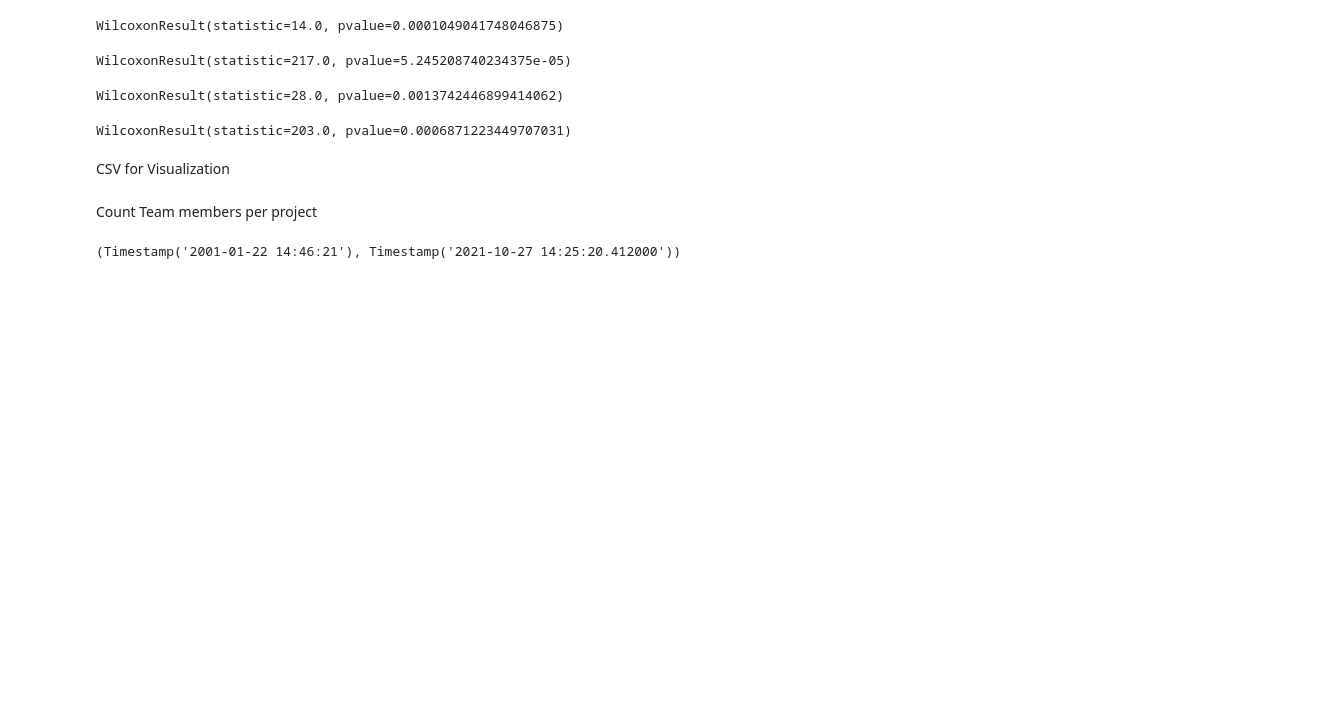
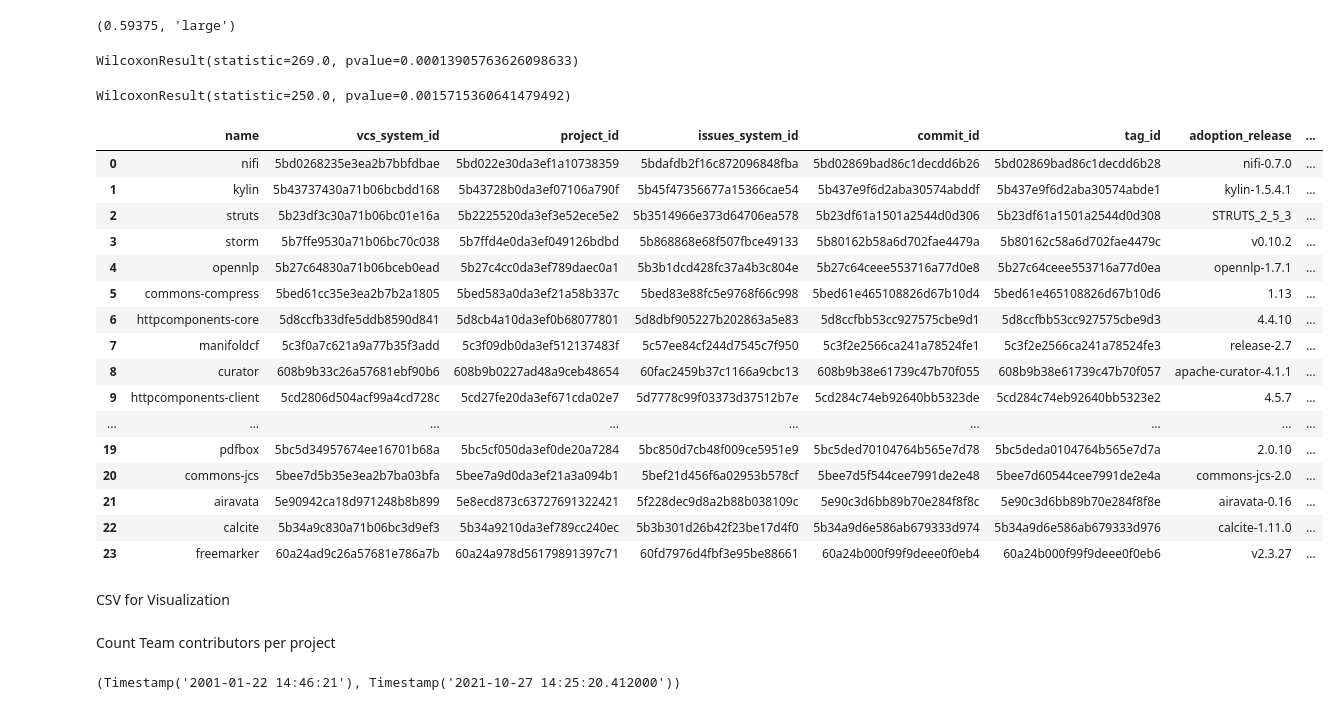
Before and after one commit to diegoandrade-iuv/msr-ch2022-cd, a Jupyter notebook: bug_fixing_time.ipynb, the cells around one changed output. Cells and saved outputs as stored; diff of their text form; code cells hidden in the pictures; blank space fills up the shorter version.

```diff
--- a/bug_fixing_time.ipynb
+++ b/bug_fixing_time.ipynb
@@ -37,11 +38,23 @@ BuildsValidos = buildsIntegrados.query('~state.isin(@stateIndesejados)')
 vcsComEntrega = BuildsValidos.vcs_system_id.unique()
 
 # Aggregate builds with the same commit
-BuildsValidosPorCommit = BuildsValidos[['_id', 'vcs_system_id', 'commit_id', 'number', 'state', 'started_at', 'finished_at']].groupby(['commit_id'], as_index=False, sort=False).max()
+BuildsValidosPorCommit = BuildsValidos.groupby(['commit_id'], as_index=False, sort=False).max()
 
-# get the projects with > 2 valid builds for an unique commit
+# get the projects with > 2 valid builds for an unique commit (for time to market measurement)
 vcsComCD = BuildsValidosPorCommit[['vcs_system_id','_id']].groupby(['vcs_system_id'], as_index=False).agg('count').sort_values(by=['_id'], ascending=False)
-vcsComCD = vcsComCD.query('_id > 2')
+vcsComCD = vcsComCD.query('_id > 1')
+# %%
+count = 0
+vcsList= []
+for i in range(vcsComCD.shape[0]):
+    vcs = vcsComCD.iloc[i,0]
+    commit_id_DaBuilld = BuildsValidosPorCommit.query('vcs_system_id == @vcs').sort_values(by=['started_at']).iloc[0,0]
+    data_de_adocao = tagsDeRelase.query('commit_id == @commit_id_DaBuilld').iloc[0,6]
+    a = tagsDeRelase.query('vcs_system_id == @vcs & date >= @data_de_adocao').count().iloc[0]
+    b = BuildsValidosPorCommit.query('vcs_system_id == @vcs & started_at >= @data_de_adocao').count().iloc[0]
+
+    if (a <= b ):
+        vcsList.append(vcs)
 # %%
 #Select the projects with CD
 vcsList= []
@@ -85,12 +98,16 @@ for i in range(dfProjetosComCD.shape[0]):
     tmp_name = dfProjetosComCD.iloc[i,0]
     tmp_date = dfProjetosComCD.iloc[i,7]
     tmp_issue_sistem = dfProjetosComCD.iloc[i,3]
-    df_bugs_no_cd = issuesProjetosCD.query('issue_system_id == @tmp_issue_sistem & issue_type == \'Bug\' & status == \'Closed\' & updated_at < @tmp_date')
+    df_bugs_cd = issuesProjetosCD.query('issue_system_id == @tmp_issue_sistem & issue_type == \'Bug\' & resolution == \'Fixed\' &  status.isin([\'Closed\',\'Resolved\']) & created_at >= @tmp_date')
+    #init_date = tmp_date - (1*(df_bugs_cd.updated_at.max() - tmp_date))
+
+    df_bugs_no_cd = issuesProjetosCD.query('issue_system_id == @tmp_issue_sistem & issue_type == \'Bug\' & resolution == \'Fixed\' &  status.isin([\'Closed\',\'Resolved\']) &  updated_at < @tmp_date')
+    #df_bugs_no_cd = issuesProjetosCD.query('issue_system_id == @tmp_issue_sistem & issue_type == \'Bug\' & resolution == \'Fixed\' &  status.isin([\'Closed\',\'Resolved\']) & created_at >= @init_date &  updated_at < @tmp_date')
     df_bugs_no_cd['delta'] = df_bugs_no_cd.updated_at - df_bugs_no_cd.created_at
     media_bugs_no_cd.append(df_bugs_no_cd.delta.mean())
     mediana_bugs_no_cd.append(df_bugs_no_cd.delta.median())
 
-    df_bugs_cd = issuesProjetosCD.query('issue_system_id == @tmp_issue_sistem & issue_type == \'Bug\' &  status == \'Closed\' & created_at >= @tmp_date')
+
     df_bugs_cd['delta'] = df_bugs_cd.updated_at - df_bugs_cd.created_at
     media_bugs_cd.append(df_bugs_cd.delta.mean())
     mediana_bugs_cd.append(df_bugs_cd.delta.median())
@@ -112,16 +141,12 @@ Projetos com mediana do tempo de correção de bugs maior após CD: 15
 # %%
-wilcoxon((dfProjetosComCD['mean_delta_bugs_no_cd'] / np.timedelta64(1,'D')), (dfProjetosComCD['mean_delta_bugs_cd'] / np.timedelta64(1,'D')))
+cliffs_delta((dfProjetosComCD['mean_delta_bugs_no_cd'] / np.timedelta64(1,'D')), (dfProjetosComCD['mean_delta_bugs_cd'] / np.timedelta64(1,'D')))
 # %% [output]
-WilcoxonResult(statistic=14.0, pvalue=0.0001049041748046875)
+(0.59375, 'large')
 # %%
 wilcoxon((dfProjetosComCD['mean_delta_bugs_no_cd'] / np.timedelta64(1,'D')), (dfProjetosComCD['mean_delta_bugs_cd'] / np.timedelta64(1,'D')), alternative='greater')
 # %% [output]
-WilcoxonResult(statistic=217.0, pvalue=5.245208740234375e-05)
+WilcoxonResult(statistic=269.0, pvalue=0.00013905763626098633)
-# %%
-wilcoxon((dfProjetosComCD['median_delta_bugs_no_cd'] / np.timedelta64(1,'D')), (dfProjetosComCD['median_delta_bugs_cd'] / np.timedelta64(1,'D')))
-# %% [output]
-WilcoxonResult(statistic=28.0, pvalue=0.0013742446899414062)
 # %%
 wilcoxon((dfProjetosComCD['median_delta_bugs_no_cd'] / np.timedelta64(1,'D')), (dfProjetosComCD['median_delta_bugs_cd'] / np.timedelta64(1,'D')), alternative='greater' )
 # %% [output]
-WilcoxonResult(statistic=203.0, pvalue=0.0006871223449707031)
+WilcoxonResult(statistic=250.0, pvalue=0.0015715360641479492)
@@ -128,3 +155,23 @@ WilcoxonResult(statistic=203.0, pvalue=0.0006871223449707031)
+# %%
+dfProjetosComCD
+# %% [output]
+|  | name | vcs_system_id | project_id | issues_system_id | commit_id | tag_id | adoption_release | ... |
+| 0 | nifi | 5bd0268235e3ea2b7bbfdbae | 5bd022e30da3ef1a10738359 | 5bdafdb2f16c872096848fba | 5bd02869bad86c1decdd6b26 | 5bd02869bad86c1decdd6b28 | nifi-0.7.0 | ... |
+| 1 | kylin | 5b43737430a71b06bcbdd168 | 5b43728b0da3ef07106a790f | 5b45f47356677a15366cae54 | 5b437e9f6d2aba30574abddf | 5b437e9f6d2aba30574abde1 | kylin-1.5.4.1 | ... |
+| 2 | struts | 5b23df3c30a71b06bc01e16a | 5b2225520da3ef3e52ece5e2 | 5b3514966e373d64706ea578 | 5b23df61a1501a2544d0d306 | 5b23df61a1501a2544d0d308 | STRUTS_2_5_3 | ... |
+| 3 | storm | 5b7ffe9530a71b06bc70c038 | 5b7ffd4e0da3ef049126bdbd | 5b868868e68f507fbce49133 | 5b80162b58a6d702fae4479a | 5b80162c58a6d702fae4479c | v0.10.2 | ... |
+| 4 | opennlp | 5b27c64830a71b06bceb0ead | 5b27c4cc0da3ef789daec0a1 | 5b3b1dcd428fc37a4b3c804e | 5b27c64ceee553716a77d0e8 | 5b27c64ceee553716a77d0ea | opennlp-1.7.1 | ... |
+| 5 | commons-compress | 5bed61cc35e3ea2b7b2a1805 | 5bed583a0da3ef21a58b337c | 5bed83e88fc5e9768f66c998 | 5bed61e465108826d67b10d4 | 5bed61e465108826d67b10d6 | 1.13 | ... |
+| 6 | httpcomponents-core | 5d8ccfb33dfe5ddb8590d841 | 5d8cb4a10da3ef0b68077801 | 5d8dbf905227b202863a5e83 | 5d8ccfbb53cc927575cbe9d1 | 5d8ccfbb53cc927575cbe9d3 | 4.4.10 | ... |
+| 7 | manifoldcf | 5c3f0a7c621a9a77b35f3add | 5c3f09db0da3ef512137483f | 5c57ee84cf244d7545c7f950 | 5c3f2e2566ca241a78524fe1 | 5c3f2e2566ca241a78524fe3 | release-2.7 | ... |
+| 8 | curator | 608b9b33c26a57681ebf90b6 | 608b9b0227ad48a9ceb48654 | 60fac2459b37c1166a9cbc13 | 608b9b38e61739c47b70f055 | 608b9b38e61739c47b70f057 | apache-curator-4.1.1 | ... |
+| 9 | httpcomponents-client | 5cd2806d504acf99a4cd728c | 5cd27fe20da3ef671cda02e7 | 5d7778c99f03373d37512b7e | 5cd284c74eb92640bb5323de | 5cd284c74eb92640bb5323e2 | 4.5.7 | ... |
+| ... | ... | ... | ... | ... | ... | ... | ... | ... |
+| 19 | pdfbox | 5bc5d34957674ee16701b68a | 5bc5cf050da3ef0de20a7284 | 5bc850d7cb48f009ce5951e9 | 5bc5ded70104764b565e7d78 | 5bc5deda0104764b565e7d7a | 2.0.10 | ... |
+| 20 | commons-jcs | 5bee7d5b35e3ea2b7ba03bfa | 5bee7a9d0da3ef21a3a094b1 | 5bef21d456f6a02953b578cf | 5bee7d5f544cee7991de2e48 | 5bee7d60544cee7991de2e4a | commons-jcs-2.0 | ... |
+| 21 | airavata | 5e90942ca18d971248b8b899 | 5e8ecd873c63727691322421 | 5f228dec9d8a2b88b038109c | 5e90c3d6bb89b70e284f8f8c | 5e90c3d6bb89b70e284f8f8e | airavata-0.16 | ... |
+| 22 | calcite | 5b34a9c830a71b06bc3d9ef3 | 5b34a9210da3ef789cc240ec | 5b3b301d26b42f23be17d4f0 | 5b34a9d6e586ab679333d974 | 5b34a9d6e586ab679333d976 | calcite-1.11.0 | ... |
+| 23 | freemarker | 60a24ad9c26a57681e786a7b | 60a24a978d56179891397c71 | 60fd7976d4fbf3e95be88661 | 60a24b000f99f9deee0f0eb4 | 60a24b000f99f9deee0f0eb6 | v2.3.27 | ... |
 # %% [markdown]
 CSV for Visualization
 # %%
@@ -137,7 +184,7 @@ for i in range(dfProjetosComCD.shape[0]):
 # %%
 bugsCDProjects[['_id','external_id','issue_system_id', 'created_at', 'updated_at','priority', 'affects_versions',  'resolution', 'original_time_estimate','post_CD'] ].to_csv('bugs_of_CD_projects.csv', index=False, sep=';')
 # %% [markdown]
-Count Team members per project
+Count Team contributors per project
 # %%
 #dfProjetosComCD[['name','cd_adoption_date']].to_csv('contributors.csv',index=False)
 # %%
```
Also changed, not shown: parts of 5 cells of this notebook, 2 other files.
